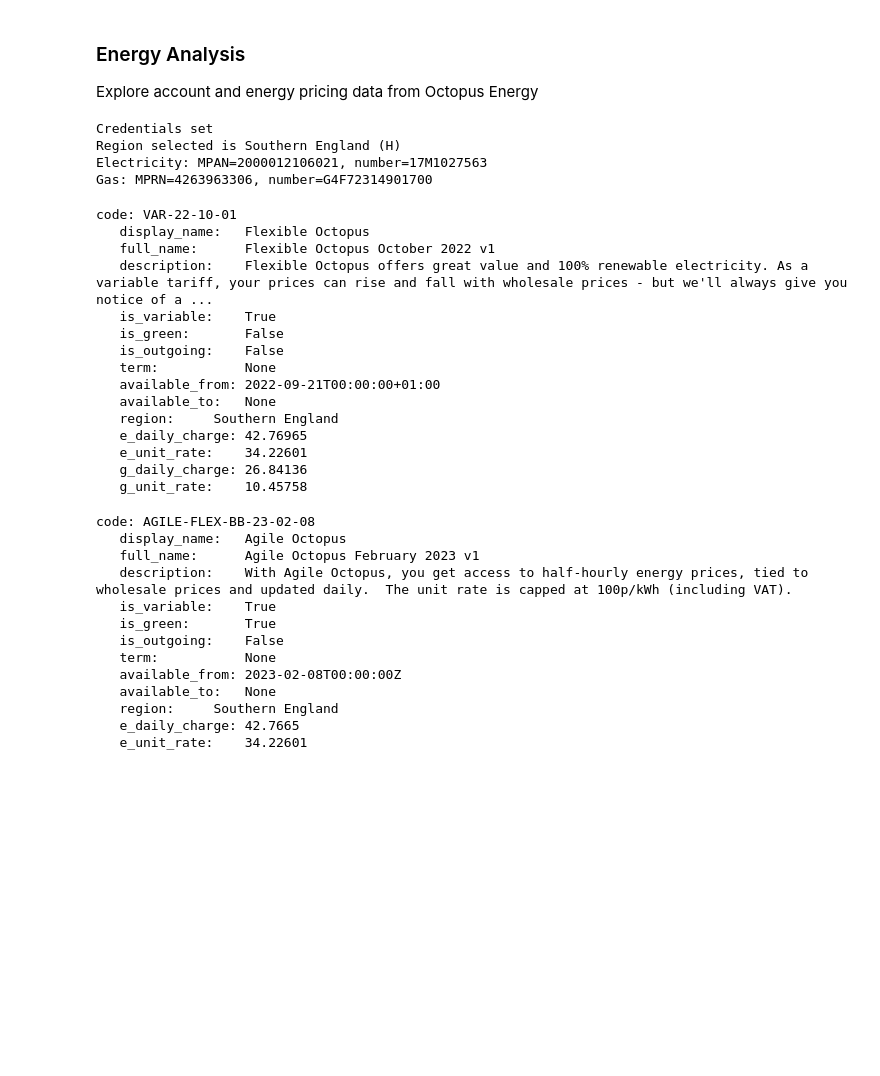
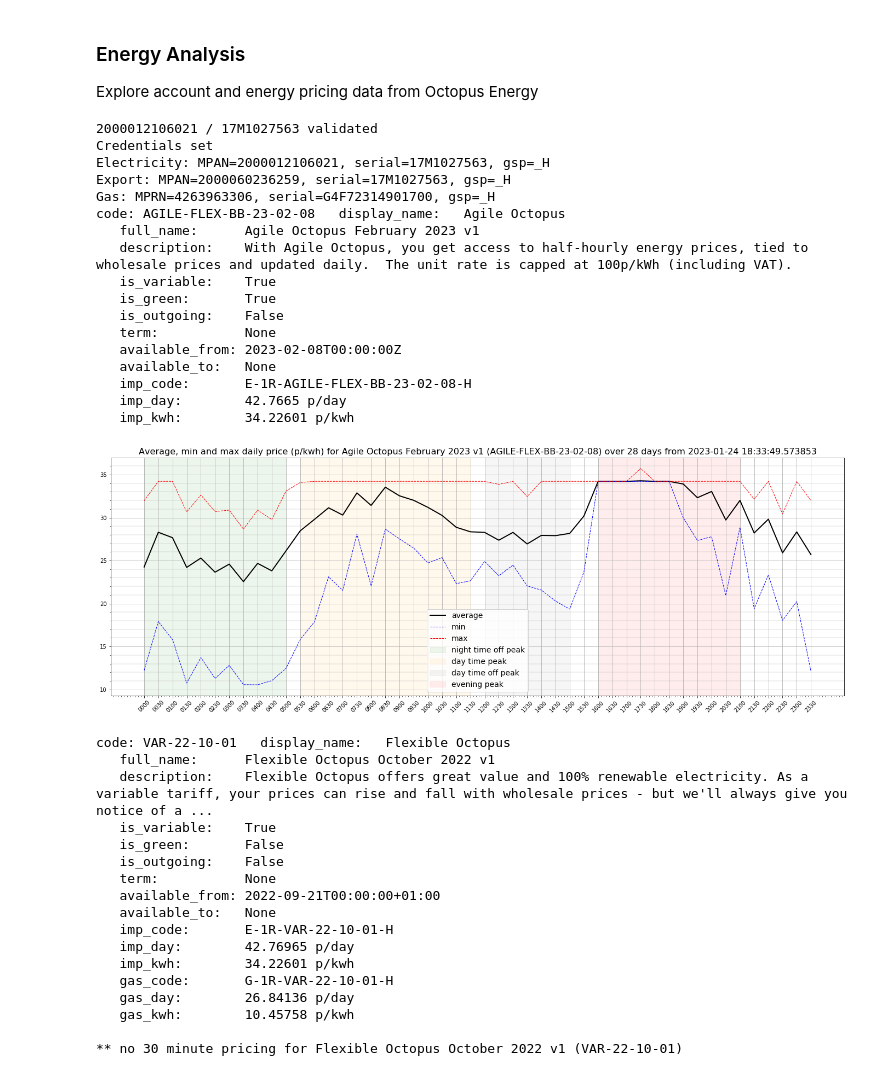
Before and after one commit to TonyM1958/Octopus, a Jupyter notebook: energy.ipynb, the cells around one changed output. Cells and saved outputs as stored; diff of their text form; code cells hidden in the pictures; blank space fills up the shorter version.

```diff
--- a/energy.ipynb
+++ b/energy.ipynb
@@ -1,11 +1,3 @@
 # %% [markdown]
 <h3>Energy Analysis</h3>
 Explore account and energy pricing data from Octopus Energy
-# %%
-import energy as e
-e.account_setting(api_key='sk_live_hVJH9aBwRBjpBmByIOoeBYbJ', r='H', e=e.Meter('2000012106021','17M1027563'), g=e.Meter('4263963306','G4F72314901700'))
-# %% [output]
-Credentials set
-Region selected is Southern England (H)
-Electricity: MPAN=2000012106021, number=17M1027563
-Gas: MPRN=4263963306, number=G4F72314901700
@@ -12,9 +6,33 @@ Gas: MPRN=4263963306, number=G4F72314901700
+# %%
+e.account_setting(api_key='sk_live_hVJH9aBwRBjpBmByIOoeBYbJ', imp=e.Meter('2000012106021','17M1027563'), gas=e.Meter('4263963306','G4F72314901700'),exp=e.Meter('2000060236259', '17M1027563'))
+p = e.Product('AGILE-FLEX-BB')
+print(p)
+p.plot_30_minute_prices()
+# %% [output]
+2000012106021 / 17M1027563 validated
+Credentials set
+Electricity: MPAN=2000012106021, serial=17M1027563, gsp=_H
+Export: MPAN=2000060236259, serial=17M1027563, gsp=_H
+Gas: MPRN=4263963306, serial=G4F72314901700, gsp=_H
+code: AGILE-FLEX-BB-23-02-08   display_name:   Agile Octopus
+   full_name:      Agile Octopus February 2023 v1
+   description:    With Agile Octopus, you get access to half-hourly energy prices, tied to wholesale prices and updated daily.  The unit rate is capped at 100p/kWh (including VAT).
+   is_variable:    True
+   is_green:       True
+   is_outgoing:    False
+   term:           None
+   available_from: 2023-02-08T00:00:00Z
+   available_to:   None
+   imp_code:       E-1R-AGILE-FLEX-BB-23-02-08-H
+   imp_day:        42.7665 p/day
+   imp_kwh:        34.22601 p/kwh
+[figure, added]
 # %%
 p = e.Product('VAR')
-p.report()
+print(p)
+p.plot_30_minute_prices()
 # %% [output]
-code: VAR-22-10-01
-   display_name:   Flexible Octopus
+code: VAR-22-10-01   display_name:   Flexible Octopus
    full_name:      Flexible Octopus October 2022 v1
    description:    Flexible Octopus offers great value and 100% renewable electricity. As a variable tariff, your prices can rise and fall with wholesale prices - but we'll always give you notice of a ...
    is_variable:    True
@@ -23,25 +41,11 @@ code: VAR-22-10-01
    term:           None
    available_from: 2022-09-21T00:00:00+01:00
    available_to:   None
-   region:     Southern England
-   e_daily_charge: 42.76965
-   e_unit_rate:    34.22601
-   g_daily_charge: 26.84136
-   g_unit_rate:    10.45758
+   imp_code:       E-1R-VAR-22-10-01-H
+   imp_day:        42.76965 p/day
+   imp_kwh:        34.22601 p/kwh
+   gas_code:       G-1R-VAR-22-10-01-H
+   gas_day:        26.84136 p/day
+   gas_kwh:        10.45758 p/kwh
+
+** no 30 minute pricing for Flexible Octopus October 2022 v1 (VAR-22-10-01)
-# %%
-p = e.Product('AGILE-FLEX-BB')
-p.report()
-# %% [output]
-code: AGILE-FLEX-BB-23-02-08
-   display_name:   Agile Octopus
-   full_name:      Agile Octopus February 2023 v1
-   description:    With Agile Octopus, you get access to half-hourly energy prices, tied to wholesale prices and updated daily.  The unit rate is capped at 100p/kWh (including VAT).
-   is_variable:    True
-   is_green:       True
-   is_outgoing:    False
-   term:           None
-   available_from: 2023-02-08T00:00:00Z
-   available_to:   None
-   region:     Southern England
-   e_daily_charge: 42.7665
-   e_unit_rate:    34.22601
```
Also changed, not shown: parts of 2 cells of this notebook, 2 other files.
